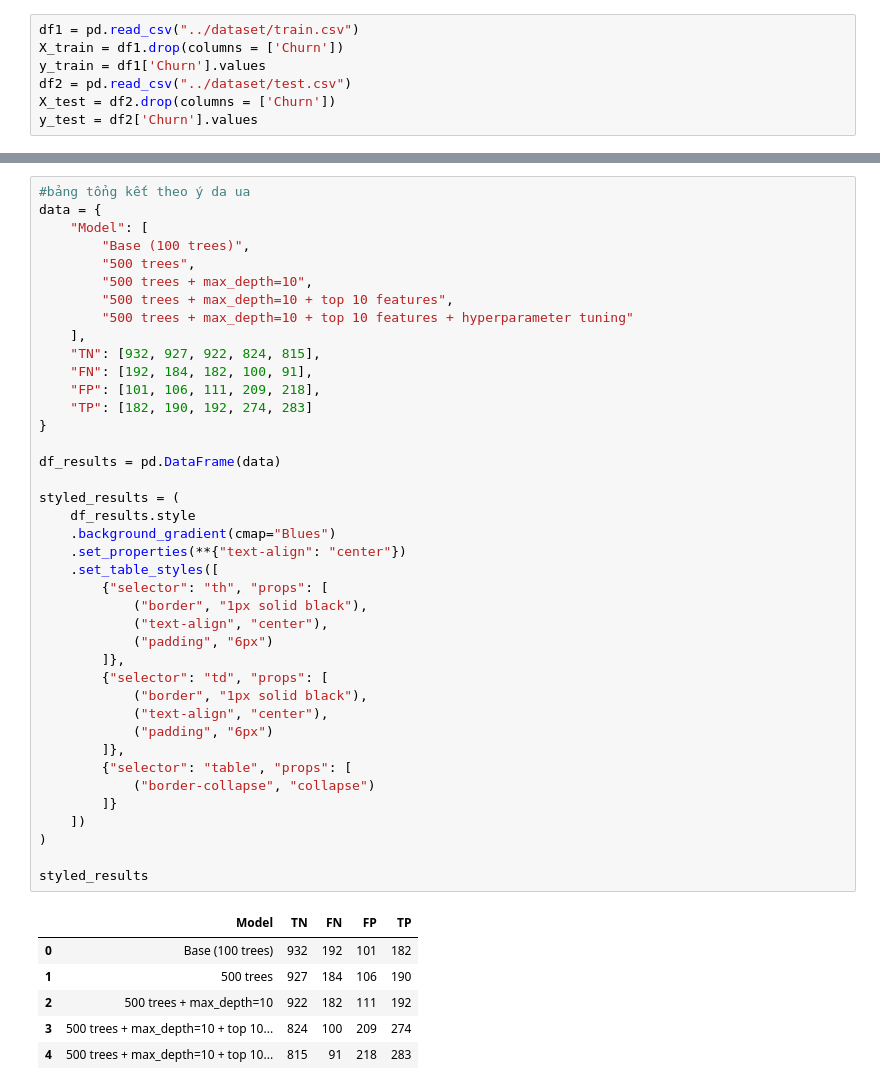
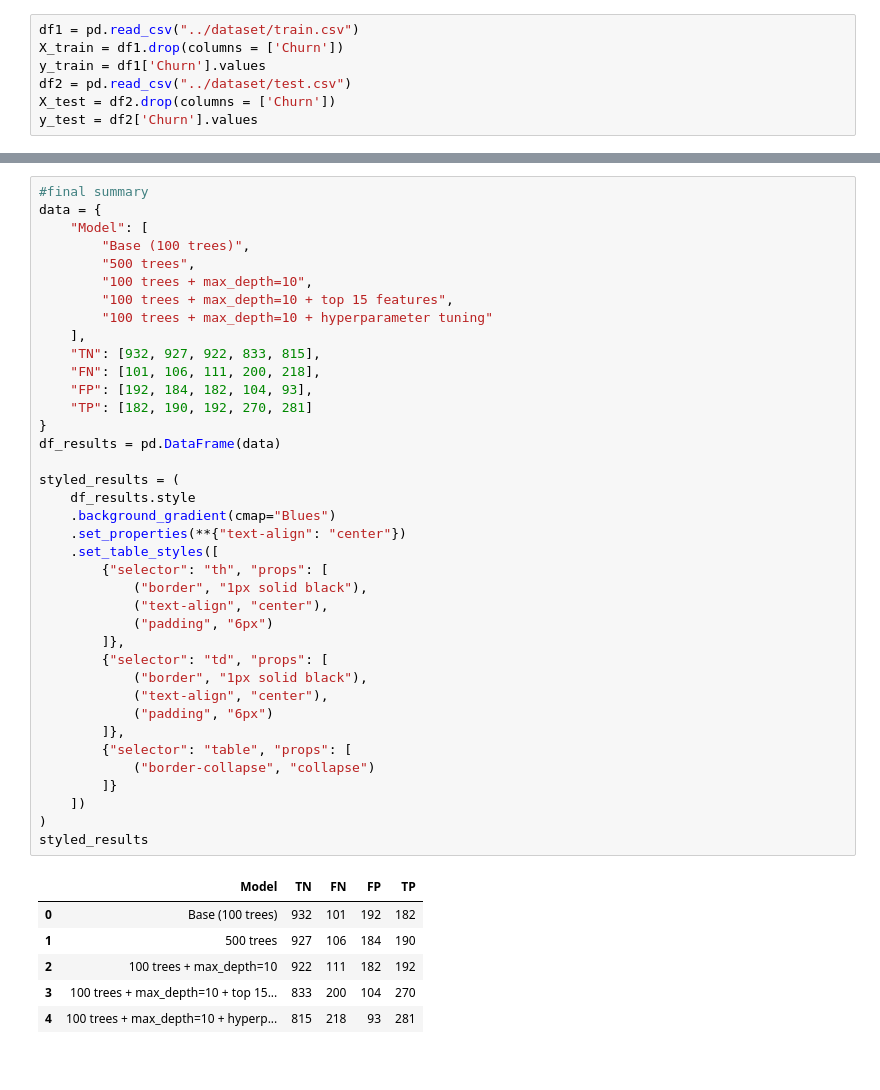
Before and after one commit to ngocmai141106/AI66B_group_9, a Jupyter notebook: code/upgrade_forest.ipynb, the cells around one changed output, grey strips where cells are left out. Drawn from its saved outputs; the diff is of its cells as text.

```diff
--- a/code/upgrade_forest.ipynb
+++ b/code/upgrade_forest.ipynb
@@ -302,47 +201,45 @@ weighted avg       0.81      0.78      0.79      1407
 # %%
-#bảng tổng kết theo ý da ua
+#final summary
 data = {
     "Model": [
         "Base (100 trees)",
         "500 trees",
-        "500 trees + max_depth=10",
-        "500 trees + max_depth=10 + top 10 features",
-        "500 trees + max_depth=10 + top 10 features + hyperparameter tuning"
+        "100 trees + max_depth=10",
+        "100 trees + max_depth=10 + top 15 features",
+        "100 trees + max_depth=10 + hyperparameter tuning"
     ],
-    "TN": [932, 927, 922, 824, 815],
-    "FN": [192, 184, 182, 100, 91],
-    "FP": [101, 106, 111, 209, 218],
-    "TP": [182, 190, 192, 274, 283]
+    "TN": [932, 927, 922, 833, 815],
+    "FN": [101, 106, 111, 200, 218],
+    "FP": [192, 184, 182, 104, 93],
+    "TP": [182, 190, 192, 270, 281]
 }
-
 df_results = pd.DataFrame(data)
 
 styled_results = (
     df_results.style
     .background_gradient(cmap="Blues")
     .set_properties(**{"text-align": "center"})
     .set_table_styles([
         {"selector": "th", "props": [
             ("border", "1px solid black"),
             ("text-align", "center"),
             ("padding", "6px")
         ]},
         {"selector": "td", "props": [
             ("border", "1px solid black"),
             ("text-align", "center"),
             ("padding", "6px")
         ]},
         {"selector": "table", "props": [
             ("border-collapse", "collapse")
         ]}
     ])
 )
-
 styled_results
 # %% [output]
 |  | Model | TN | FN | FP | TP |
-| 0 | Base (100 trees) | 932 | 192 | 101 | 182 |
-| 1 | 500 trees | 927 | 184 | 106 | 190 |
-| 2 | 500 trees + max_depth=10 | 922 | 182 | 111 | 192 |
-| 3 | 500 trees + max_depth=10 + top 10... | 824 | 100 | 209 | 274 |
-| 4 | 500 trees + max_depth=10 + top 10... | 815 | 91 | 218 | 283 |
+| 0 | Base (100 trees) | 932 | 101 | 192 | 182 |
+| 1 | 500 trees | 927 | 106 | 184 | 190 |
+| 2 | 100 trees + max_depth=10 | 922 | 111 | 182 | 192 |
+| 3 | 100 trees + max_depth=10 + top 15... | 833 | 200 | 104 | 270 |
+| 4 | 100 trees + max_depth=10 + hyperp... | 815 | 218 | 93 | 281 |
```
Also changed, not shown: parts of 9 cells of this notebook.
